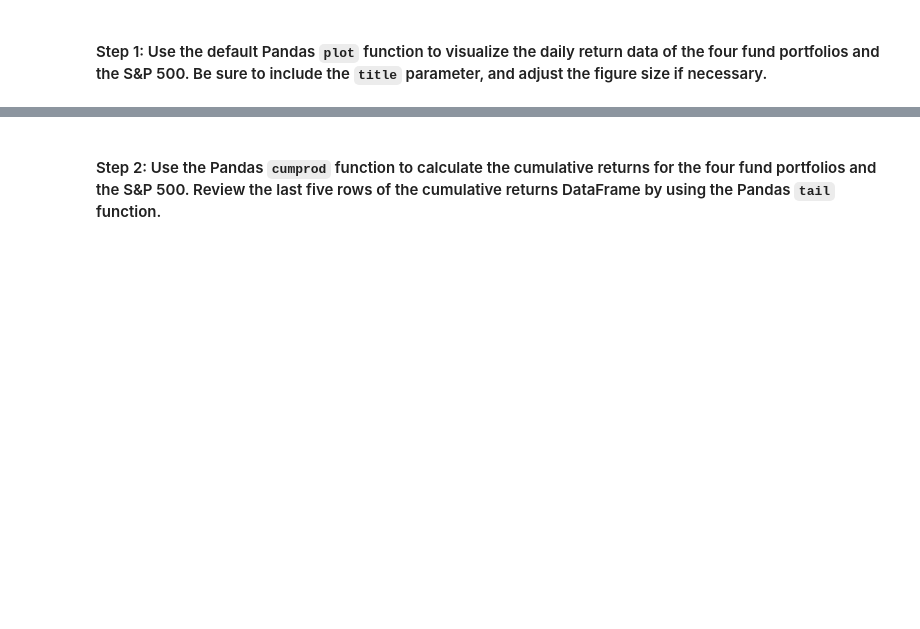
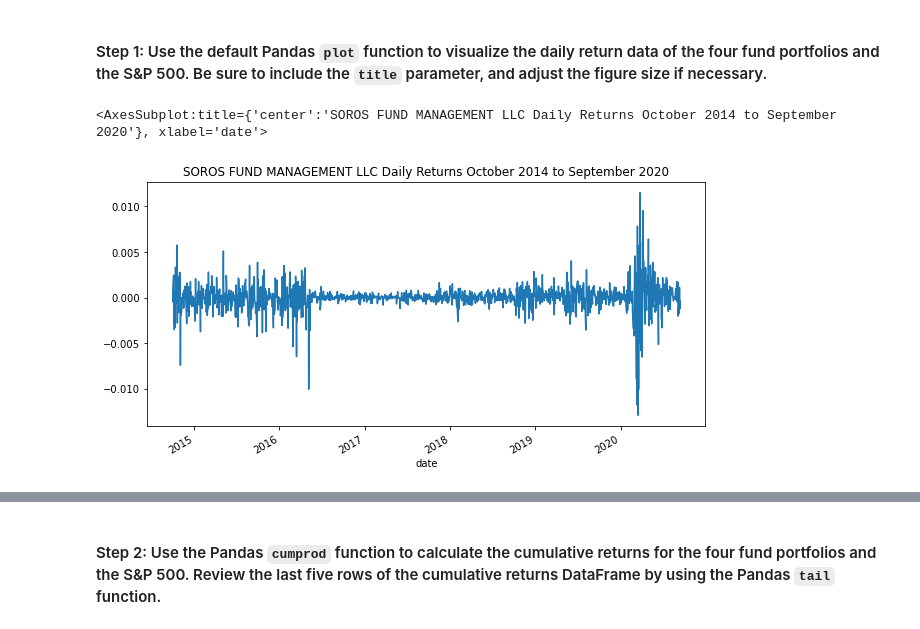
Before and after one commit to n8patterson/portfolio_risk_analysis, a Jupyter notebook: risk_return_analysis.ipynb, the cells around one changed output, grey strips where cells are left out. Drawn from its saved outputs; the diff is of its cells as text; code cells hidden in the pictures; blank space fills up the shorter version.

```diff
--- a/risk_return_analysis.ipynb
+++ b/risk_return_analysis.ipynb
@@ -158,4 +165,8 @@ Analyze the data to determine if any of the portfolios outperform the broader st
 # %%
 # Plot the daily return data of the 4 funds and the S&P 500
 # Inclue a title parameter and adjust the figure size
-# YOUR CODE HERE
+# Plot SOROS FUND MANAGEMENT LLC
+whale_daily_returns['SOROS FUND MANAGEMENT LLC'].plot(figsize=(10,5), title='SOROS FUND MANAGEMENT LLC Daily Returns October 2014 to September 2020')
+# %% [output]
+<AxesSubplot:title={'center':'SOROS FUND MANAGEMENT LLC Daily Returns October 2014 to September 2020'}, xlabel='date'>
+[figure, added]
```
Also changed, not shown: parts of 13 cells of this notebook.
